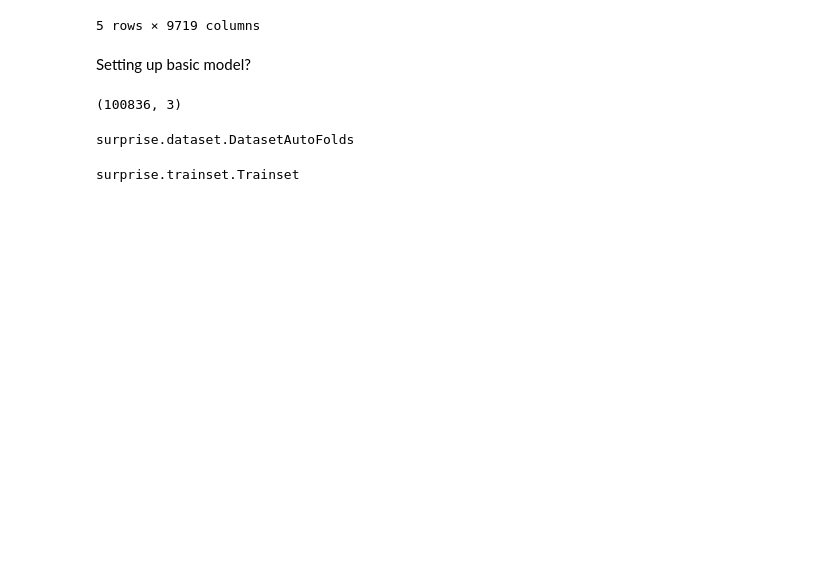
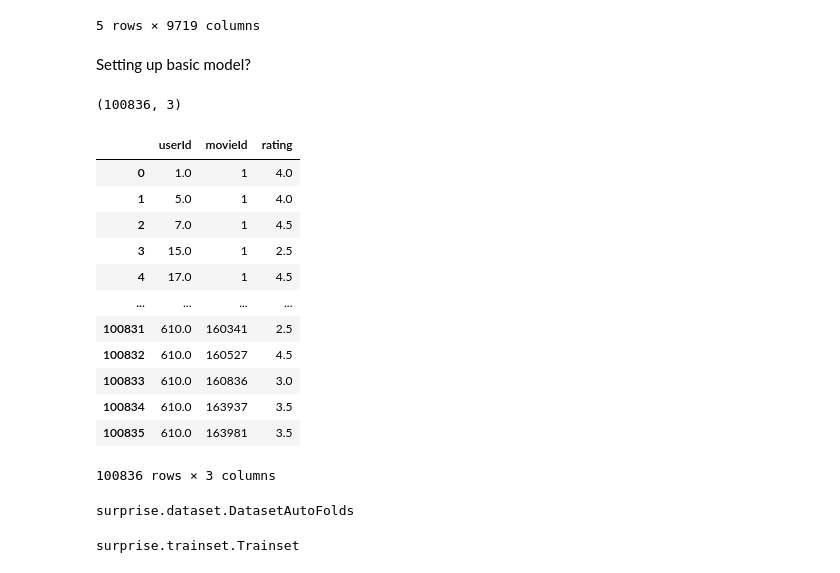
Before and after one commit to JasmineHuang25/rec-systems-project, a Jupyter notebook: Matt_notebook.ipynb, the cells around one changed output. Drawn from its saved outputs; the diff is of its cells as text; code cells hidden in the pictures; blank space fills up the shorter version.

```diff
--- a/Matt_notebook.ipynb
+++ b/Matt_notebook.ipynb
@@ -199,6 +199,22 @@ no_nulls_test = no_nulls.drop(['title', 'genres'], axis=1)
 no_nulls_test.shape
 # %% [output]
 (100836, 3)
+# %%
+no_nulls_test
+# %% [output]
+|  | userId | movieId | rating |
+| 0 | 1.0 | 1 | 4.0 |
+| 1 | 5.0 | 1 | 4.0 |
+| 2 | 7.0 | 1 | 4.5 |
+| 3 | 15.0 | 1 | 2.5 |
+| 4 | 17.0 | 1 | 4.5 |
+| ... | ... | ... | ... |
+| 100831 | 610.0 | 160341 | 2.5 |
+| 100832 | 610.0 | 160527 | 4.5 |
+| 100833 | 610.0 | 160836 | 3.0 |
+| 100834 | 610.0 | 163937 | 3.5 |
+| 100835 | 610.0 | 163981 | 3.5 |
+100836 rows × 3 columns
 # %%
 from surprise import Reader, Dataset
 from surprise.model_selection import train_test_split
```
Also changed, not shown: parts of 25 cells of this notebook.
